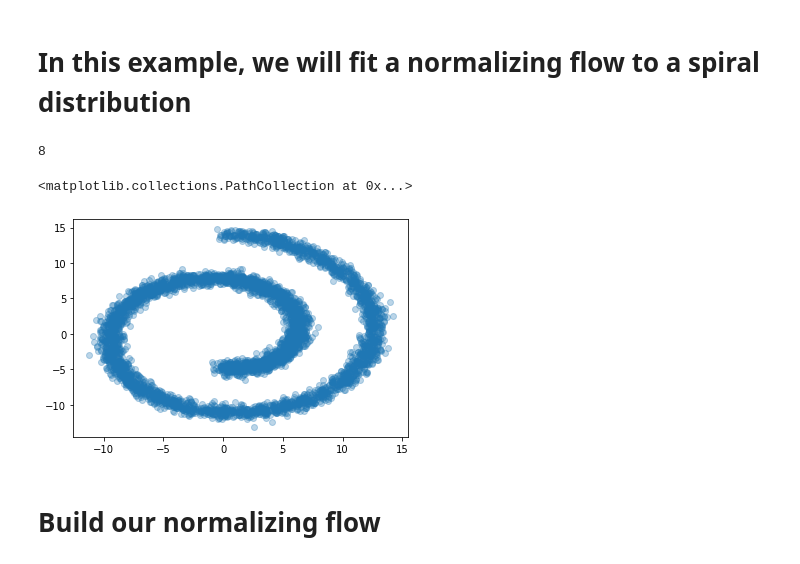
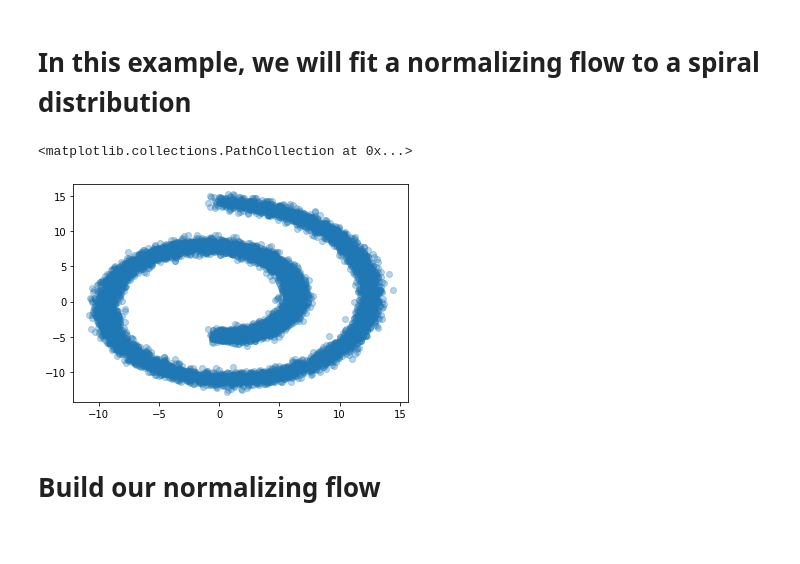
Before and after one commit to Information-Fusion-Lab-Umass/NuX, a Jupyter notebook: Toy Example.ipynb, the cells around one changed output. Cells and saved outputs as stored; diff of their text form; code cells hidden in the pictures.

```diff
--- a/Toy Example.ipynb
+++ b/Toy Example.ipynb
@@ -15,17 +15,12 @@ import matplotlib.pyplot as plt
 from sklearn.datasets import make_swiss_roll
 # %% [markdown]
 # In this example, we will fit a normalizing flow to a spiral distribution
-# %%
-import struct
-struct.calcsize('>II')
-# %% [output]
-8
 # %%
-x, _ = make_swiss_roll(n_samples=5000, noise=0.5, random_state=0)
+x, _ = make_swiss_roll(n_samples=10000, noise=0.5, random_state=0)
 x = x[:,[0,2]]
 plt.scatter(x[:,0], x[:,1], alpha=0.3)
 # %% [output]
 <matplotlib.collections.PathCollection at 0x...>
-[figure, old version]
+[figure, new version]
 # %% [markdown]
 # Build our normalizing flow
```
Also changed, not shown: parts of 13 cells of this notebook, 4 other files.
